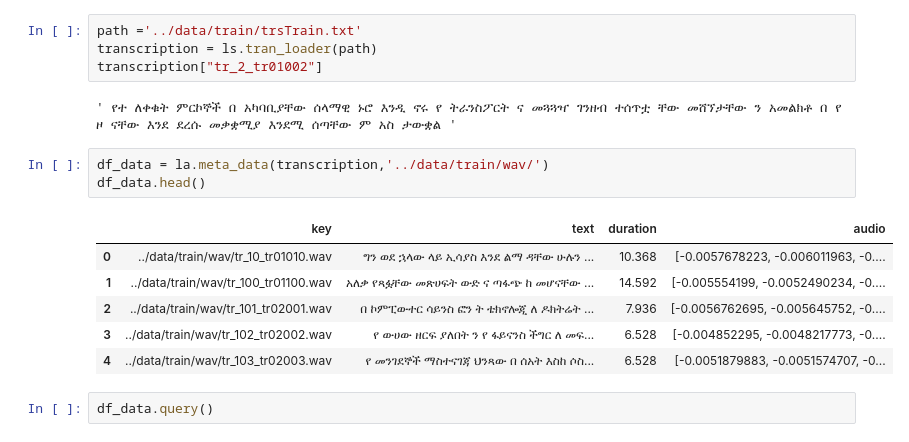
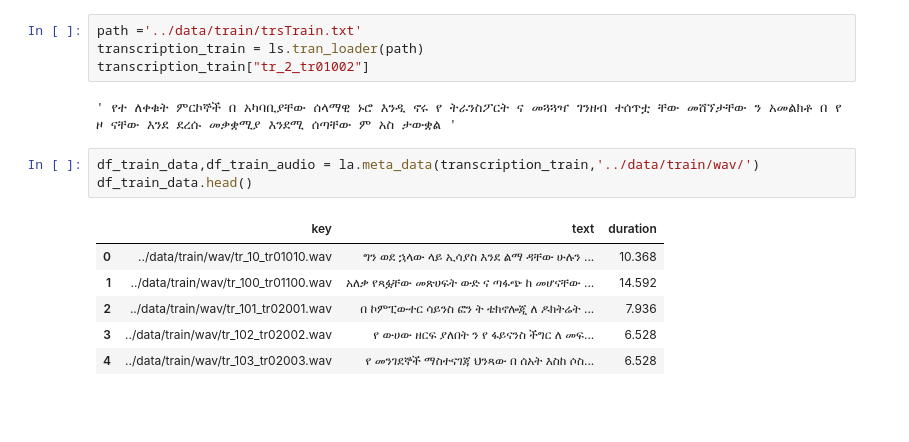
Before and after one commit to ItsDebol/AMH-STT, a Jupyter notebook: notebooks/data_exploration.ipynb, the cells around one changed output. Cells and saved outputs as stored; diff of their text form; blank space fills up the shorter version.

```diff
--- a/notebooks/data_exploration.ipynb
+++ b/notebooks/data_exploration.ipynb
@@ -12,19 +15,17 @@ import visualize as vis
 ## Load Audio files
 # %%
 path ='../data/train/trsTrain.txt'
-transcription = ls.tran_loader(path)
-transcription["tr_2_tr01002"]
+transcription_train = ls.tran_loader(path)
+transcription_train["tr_2_tr01002"]
 # %% [output]
 ' የተ ለቀቁት ምርኮኞች በ አካባቢያቸው ሰላማዊ ኑሮ እንዲ ኖሩ የ ትራንስፖርት ና መጓጓዣ ገንዘብ ተሰጥቷ ቸው መሸኘታቸው ን አመልክቶ በ የ ዞ ናቸው እንደ ደረሱ መቃቋሚያ እንደሚ ሰጣቸው ም አስ ታውቋል '
 # %%
-df_data = la.meta_data(transcription,'../data/train/wav/')
-df_data.head()
+df_train_data,df_train_audio = la.meta_data(transcription_train,'../data/train/wav/')
+df_train_data.head()
 # %% [output]
-|  | key | text | duration | audio |
-| 0 | ../data/train/wav/tr_10_tr01010.wav | ግን ወደ ኋላው ላይ ኢሳያስ እንደ ልማ ዳቸው ሁሉን ... | 10.368 | [-0.0057678223, -0.006011963, -0.... |
-| 1 | ../data/train/wav/tr_100_tr01100.wav | አለቃ የጻፏቸው መጽሀፍት ውድ ና ጣፋጭ ከ መሆናቸው ... | 14.592 | [-0.005554199, -0.0052490234, -0.... |
-| 2 | ../data/train/wav/tr_101_tr02001.wav | በ ኮምፒውተር ሳይንስ ፎን ት ቴክኖሎጂ ለ ዶክትሬት ... | 7.936 | [-0.0056762695, -0.005645752, -0.... |
-| 3 | ../data/train/wav/tr_102_tr02002.wav | የ ውሀው ዘርፍ ያለበት ን የ ፋይናንስ ችግር ለ መፍ... | 6.528 | [-0.004852295, -0.0048217773, -0.... |
-| 4 | ../data/train/wav/tr_103_tr02003.wav | የ መንገደኞች ማስተናገጃ ህንጻው በ ሰአት እስከ ሶስ... | 6.528 | [-0.0051879883, -0.0051574707, -0... |
+|  | key | text | duration |
+| 0 | ../data/train/wav/tr_10_tr01010.wav | ግን ወደ ኋላው ላይ ኢሳያስ እንደ ልማ ዳቸው ሁሉን ... | 10.368 |
+| 1 | ../data/train/wav/tr_100_tr01100.wav | አለቃ የጻፏቸው መጽሀፍት ውድ ና ጣፋጭ ከ መሆናቸው ... | 14.592 |
+| 2 | ../data/train/wav/tr_101_tr02001.wav | በ ኮምፒውተር ሳይንስ ፎን ት ቴክኖሎጂ ለ ዶክትሬት ... | 7.936 |
+| 3 | ../data/train/wav/tr_102_tr02002.wav | የ ውሀው ዘርፍ ያለበት ን የ ፋይናንስ ችግር ለ መፍ... | 6.528 |
+| 4 | ../data/train/wav/tr_103_tr02003.wav | የ መንገደኞች ማስተናገጃ ህንጻው በ ሰአት እስከ ሶስ... | 6.528 |
-# %%
-df_data.query()
```
Also changed, not shown: parts of 11 cells of this notebook.
